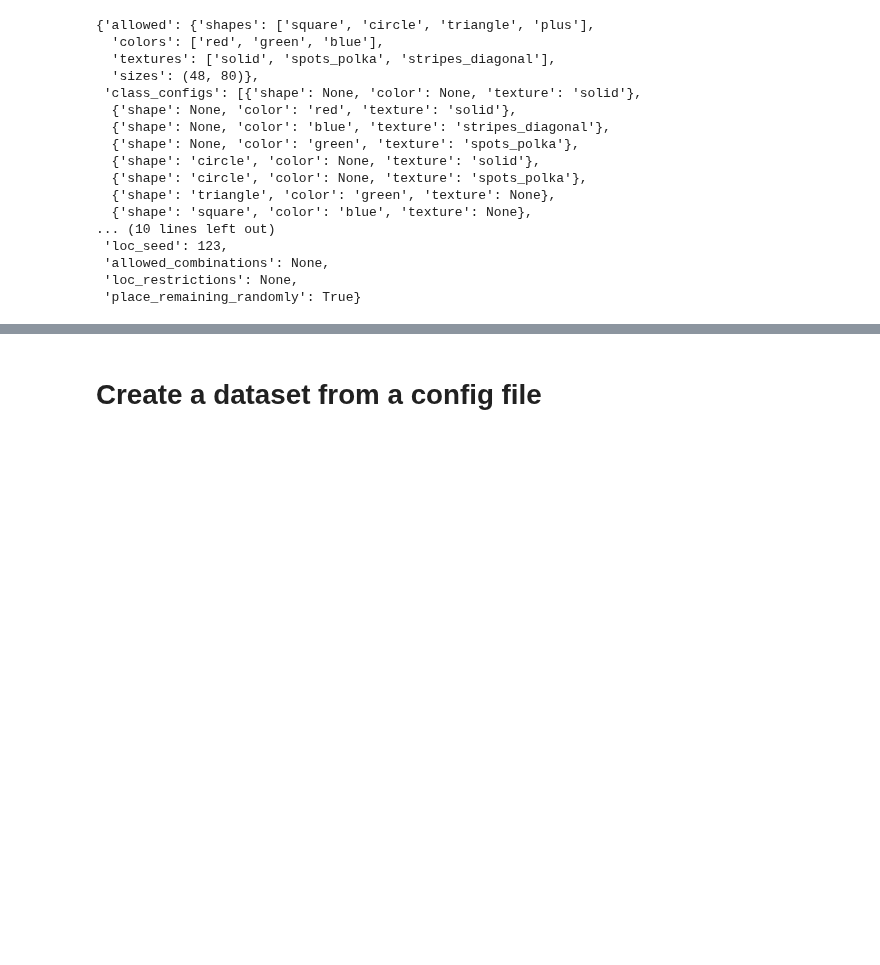
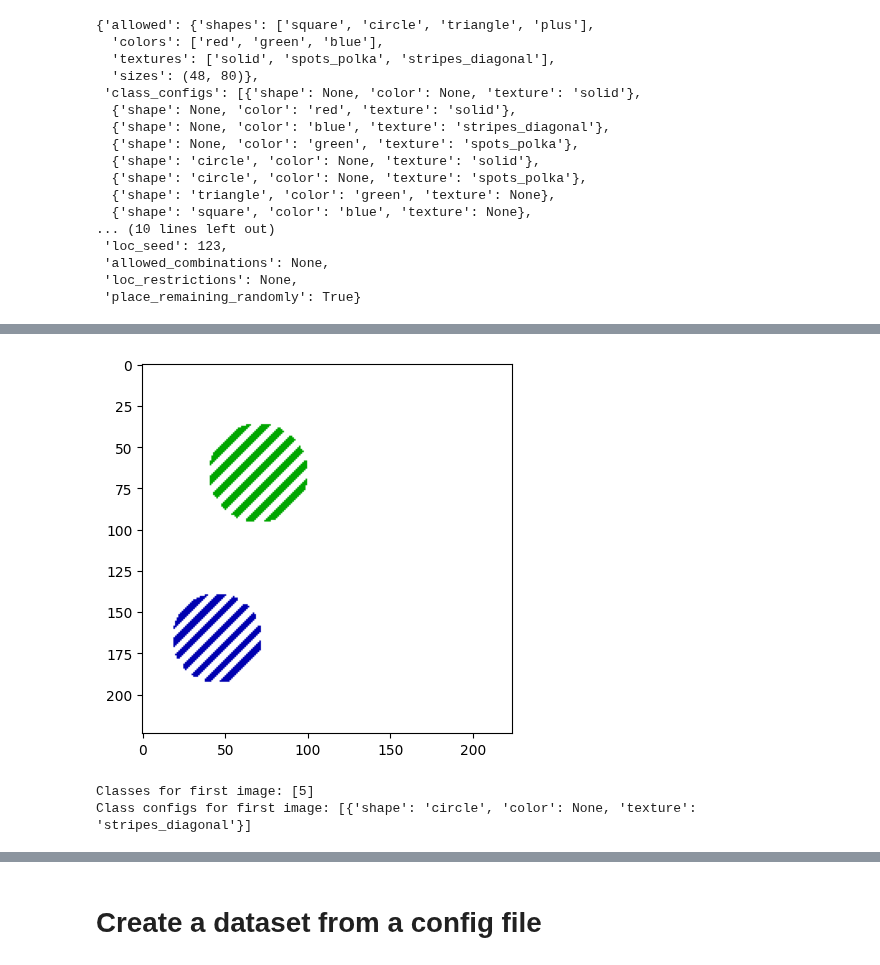
Before and after one commit to hzavadil98/UiT_FYS-8603, a Jupyter notebook: elements/visualise_dataset_example.ipynb, the cells around one changed output, grey strips where cells are left out. Drawn from its saved outputs; the diff is of its cells as text; code cells hidden in the pictures; blank space fills up the shorter version.

```diff
--- a/elements/visualise_dataset_example.ipynb
+++ b/elements/visualise_dataset_example.ipynb
@@ -127,3 +155,12 @@ plot_dataset(dataset, save_dir / "simple_all.png", True)
+# %%
+plt.imshow(dataset[0][0].numpy().transpose(1, 2, 0))
+plt.show()
+print("Classes for first image:", np.where(dataset[0][1] == 1)[0])
+print("Class configs for first image:", [dataset.config["class_configs"][i] for i in np.where(dataset[0][1] == 1)[0]])
+# %% [output]
+[figure, added]
+Classes for first image: [5]
+Class configs for first image: [{'shape': 'circle', 'color': None, 'texture': 'stripes_diagonal'}]
 # %%
 dataloader = DataLoader(dataset, 32)
 labels = []
```
Also changed, not shown: parts of 8 cells of this notebook, 5 other files.
